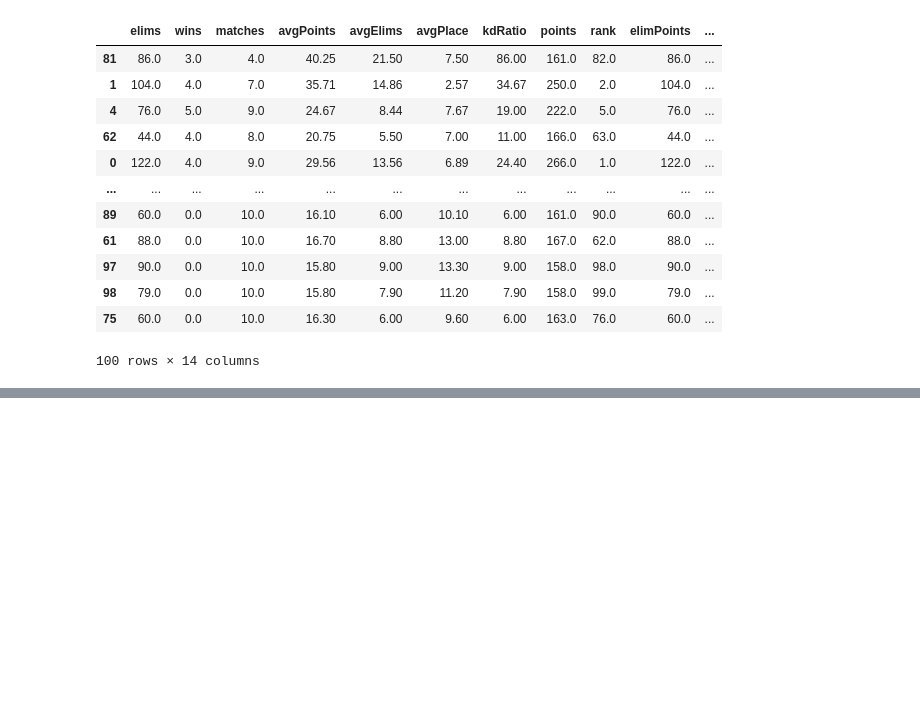
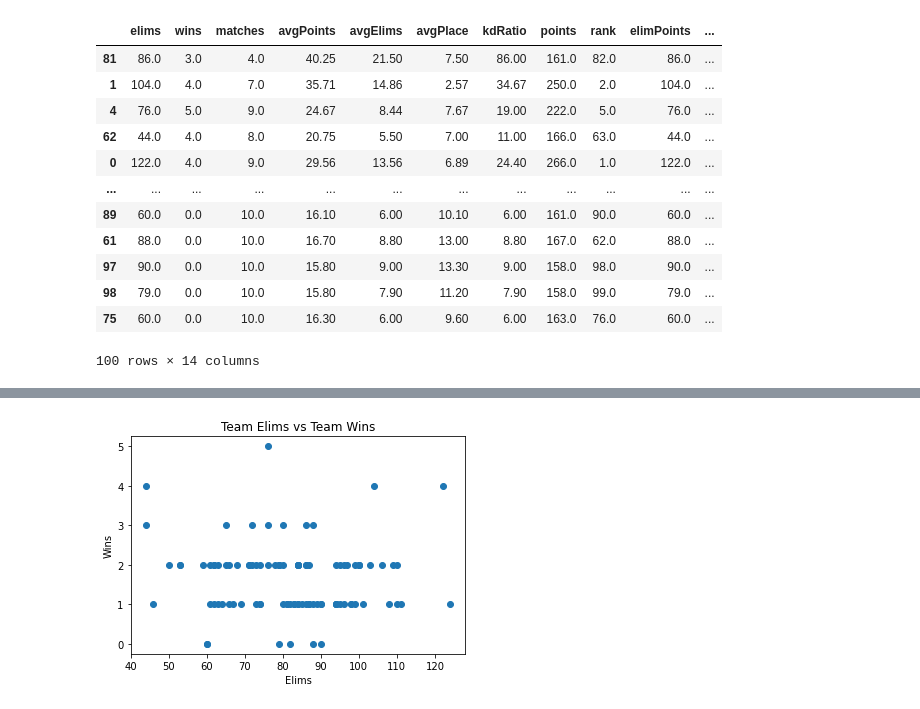
Before and after one commit to mlue02/eSportsStats, a Jupyter notebook: fnstats/fnstats.ipynb, the cells around one changed output, grey strips where cells are left out. Cells and saved outputs as stored; diff of their text form; code cells hidden in the pictures; blank space fills up the shorter version.

```diff
--- a/fnstats/fnstats.ipynb
+++ b/fnstats/fnstats.ipynb
@@ -160,0 +118,9 @@ def get_content(url):
+# %%
+fig = plt.figure()
+plt.scatter(df['elims'], df['wins'])
+plt.title("Team Elims vs Team Wins")
+plt.ylabel("Wins")
+plt.xlabel('Elims')
+plt.show()
+# %% [output]
+[figure, added]
```
Also changed, not shown: parts of 10 cells of this notebook, 1 other file.
